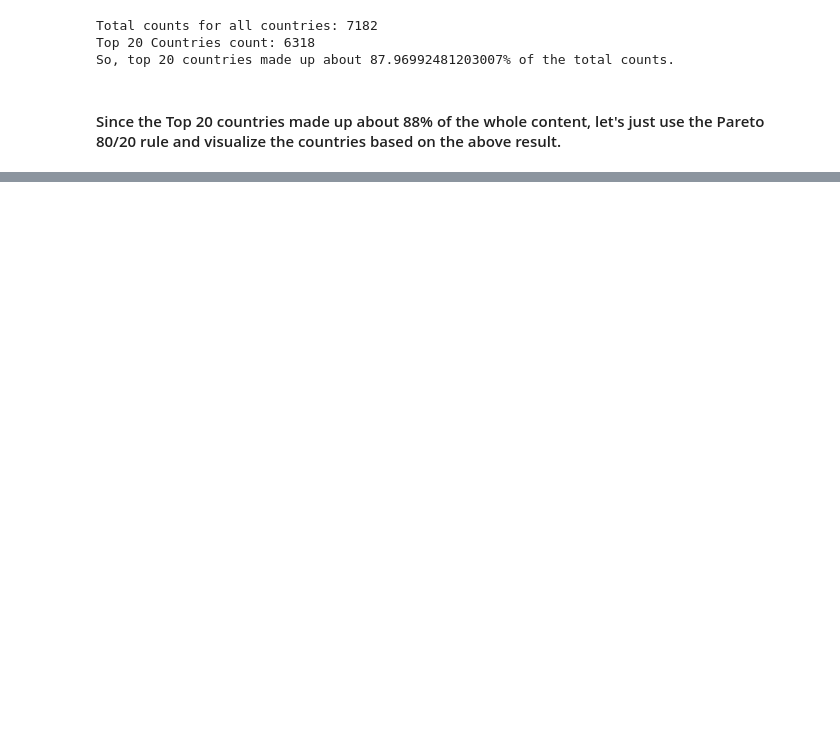
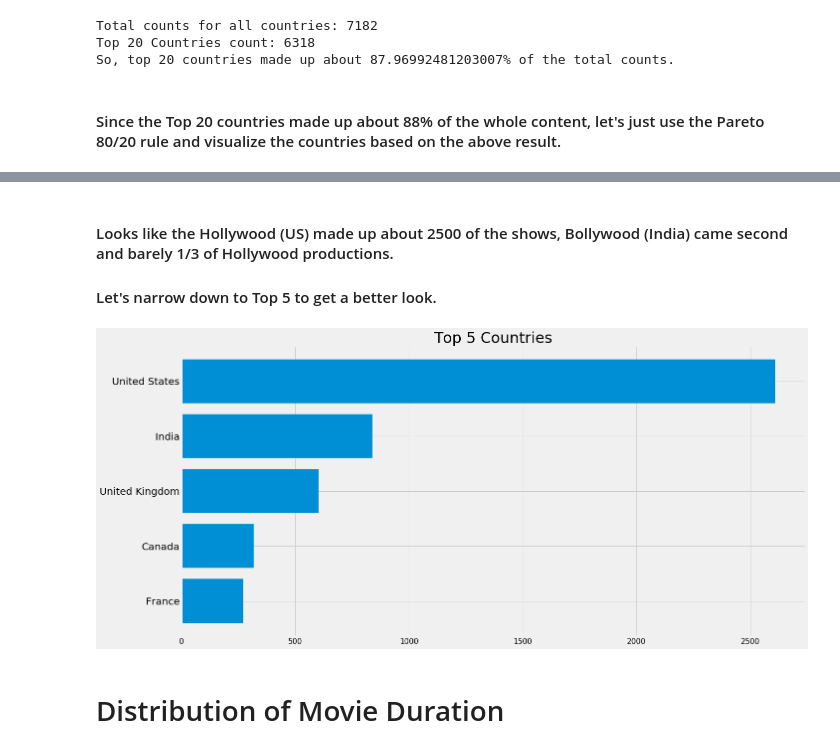
Before and after one commit to salmanmarizki/netflix_shows, a Jupyter notebook: EDA.ipynb, the cells around one changed output, grey strips where cells are left out. Drawn from its saved outputs; the diff is of its cells as text; code cells hidden in the pictures; blank space fills up the shorter version.

```diff
--- a/EDA.ipynb
+++ b/EDA.ipynb
@@ -166,0 +169,17 @@ ax.invert_yaxis()
+# %% [markdown]
+#### Looks like the Hollywood (US) made up about 2500 of the shows, Bollywood (India) came second and barely 1/3 of Hollywood productions.
+#### Let's narrow down to Top 5 to get a better look.
+# %%
+top5countries = country_counting[:5]
+
+fig, ax = plt.subplots(1,1,figsize=(20,10))
+
+ax.barh(top5countries.index, top5countries)
+ax.invert_yaxis()
+ax.set_title("Top 5 Countries", fontsize=30)
+ax.yaxis.set_tick_params(labelsize=20)
+ax.xaxis.set_tick_params(labelsize=15)
+# %% [output]
+[figure, added]
+# %% [markdown]
+# Distribution of Movie Duration
```
Also changed, not shown: parts of 9 cells of this notebook.
